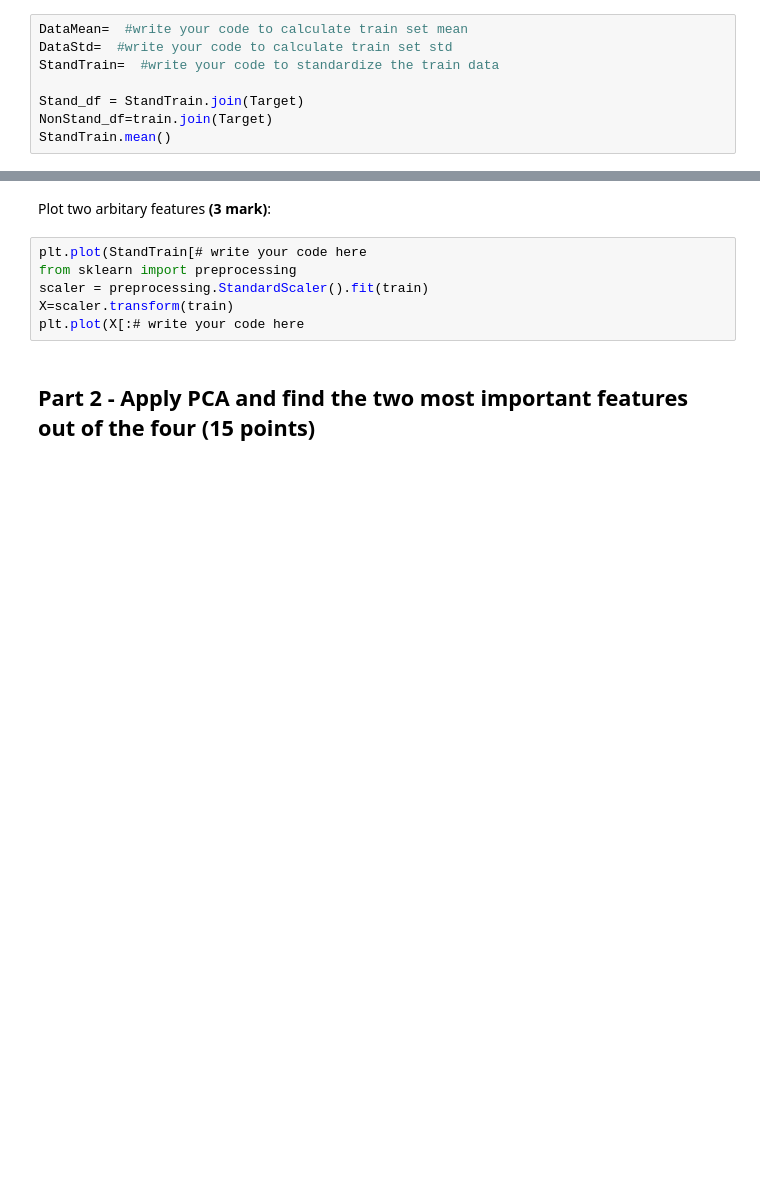
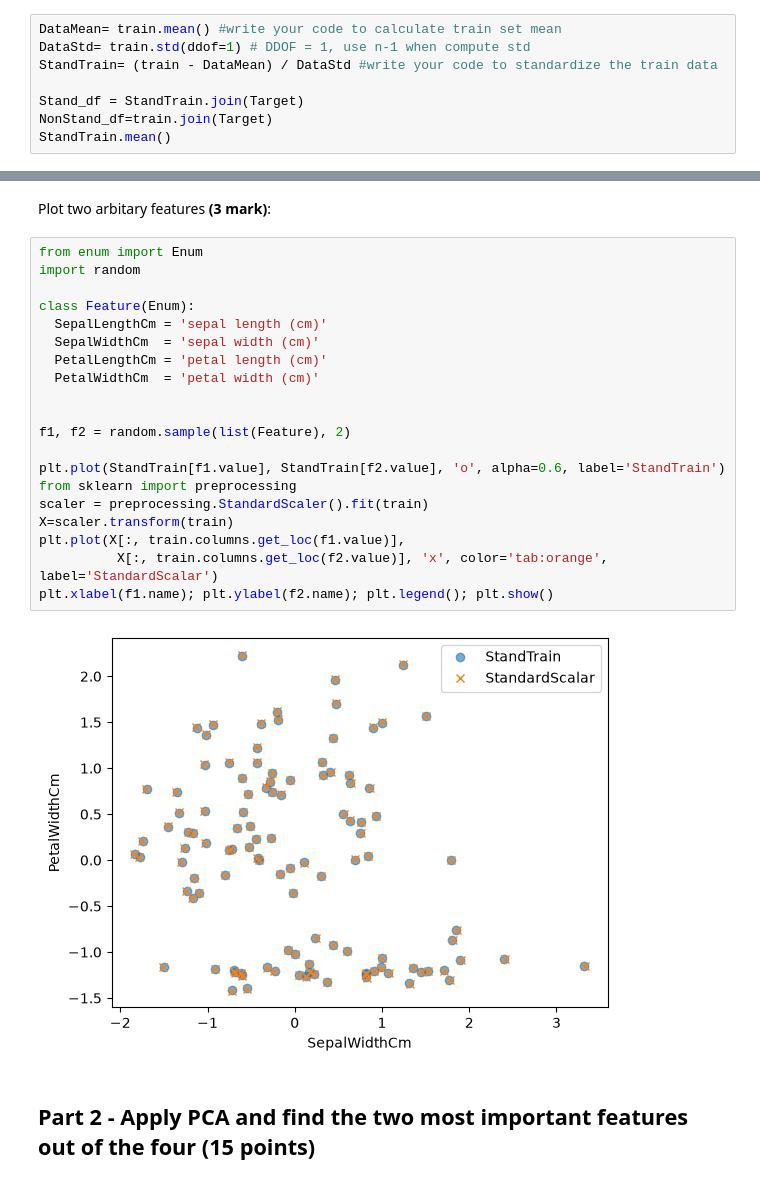
Before and after one commit to billylin609/SYDE522, a Jupyter notebook: src/assignment3/SYDE_522_F26_Assignment_3.ipynb, the cells around one changed output, grey strips where cells are left out. Drawn from its saved outputs; the diff is of its cells as text; blank space fills up the shorter version.

```diff
--- a/src/assignment3/SYDE_522_F26_Assignment_3.ipynb
+++ b/src/assignment3/SYDE_522_F26_Assignment_3.ipynb
@@ -73,9 +123,9 @@ test
 # %% [markdown]
 Apply pre-processing to your train data and save it as a new variable (StandTrain) for comparing the the effects of pre-processing **(5 mark)**.
 # %%
-DataMean=  #write your code to calculate train set mean
-DataStd=  #write your code to calculate train set std
-StandTrain=  #write your code to standardize the train data
+DataMean= train.mean() #write your code to calculate train set mean
+DataStd= train.std(ddof=1) # DDOF = 1, use n-1 when compute std
+StandTrain= (train - DataMean) / DataStd #write your code to standardize the train data
 
 Stand_df = StandTrain.join(Target)
 NonStand_df=train.join(Target)
@@ -88,12 +144,28 @@ Compare your results with python library results. Are they almost same? **(2 mar
 **WRITE YOUR ANSWER HERE**
 # %% [markdown]
 Plot two arbitary features **(3 mark)**:
-# %%
-plt.plot(StandTrain[# write your code here
-from sklearn import preprocessing
-scaler = preprocessing.StandardScaler().fit(train)
-X=scaler.transform(train)
-plt.plot(X[:# write your code here
+# %%
+from enum import Enum
+import random
+
+class Feature(Enum):
+  SepalLengthCm = 'sepal length (cm)'
+  SepalWidthCm  = 'sepal width (cm)'
+  PetalLengthCm = 'petal length (cm)'
+  PetalWidthCm  = 'petal width (cm)'
+
+
+f1, f2 = random.sample(list(Feature), 2)
+
+plt.plot(StandTrain[f1.value], StandTrain[f2.value], 'o', alpha=0.6, label='StandTrain')
+from sklearn import preprocessing
+scaler = preprocessing.StandardScaler().fit(train)
+X=scaler.transform(train)
+plt.plot(X[:, train.columns.get_loc(f1.value)],
+          X[:, train.columns.get_loc(f2.value)], 'x', color='tab:orange', label='StandardScalar')
+plt.xlabel(f1.name); plt.ylabel(f2.name); plt.legend(); plt.show()
+# %% [output]
+[figure, added]
 # %% [markdown]
 ## Part 2 - Apply PCA and find the two most important features out of the four **(15 points)**
 # %% [markdown]
```
Also changed, not shown: parts of 5 cells of this notebook, 3 other files.
